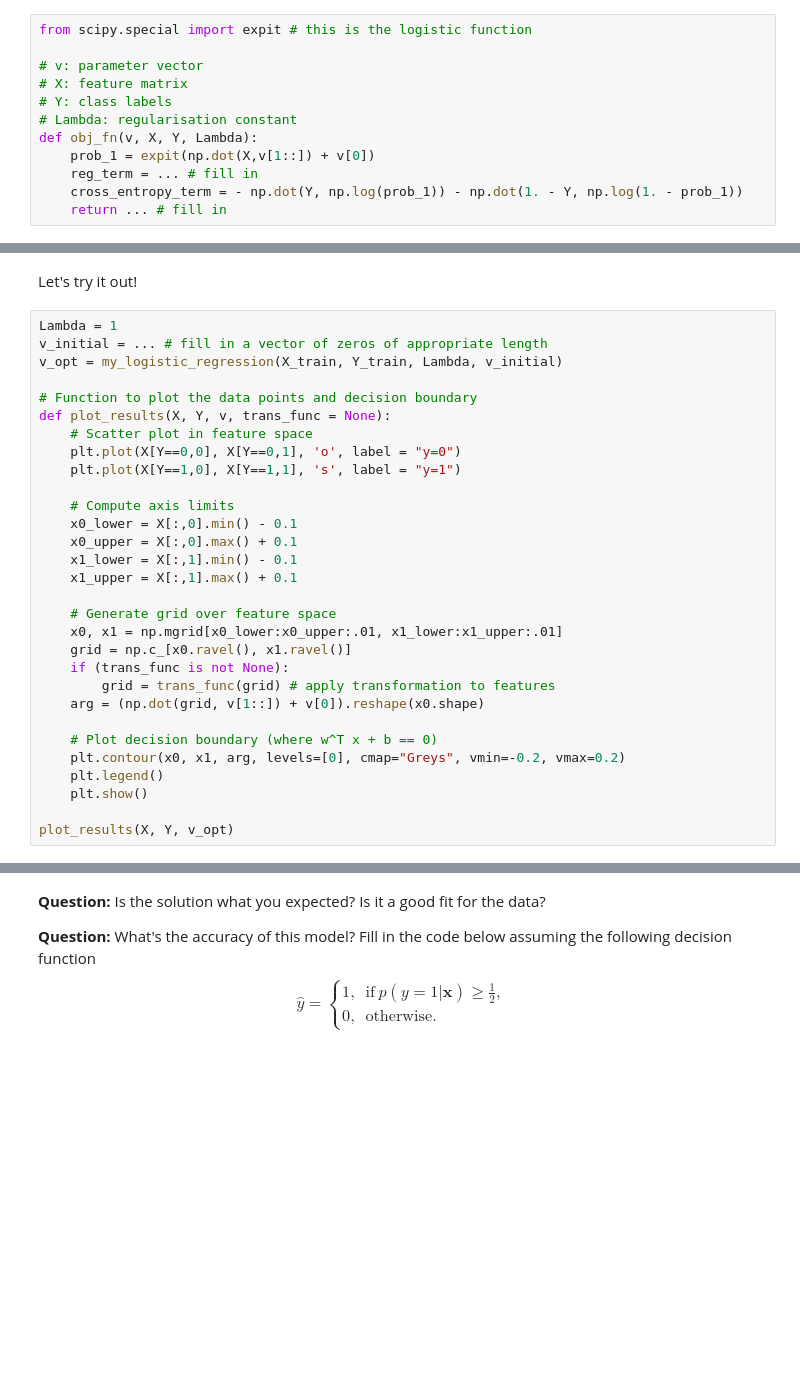
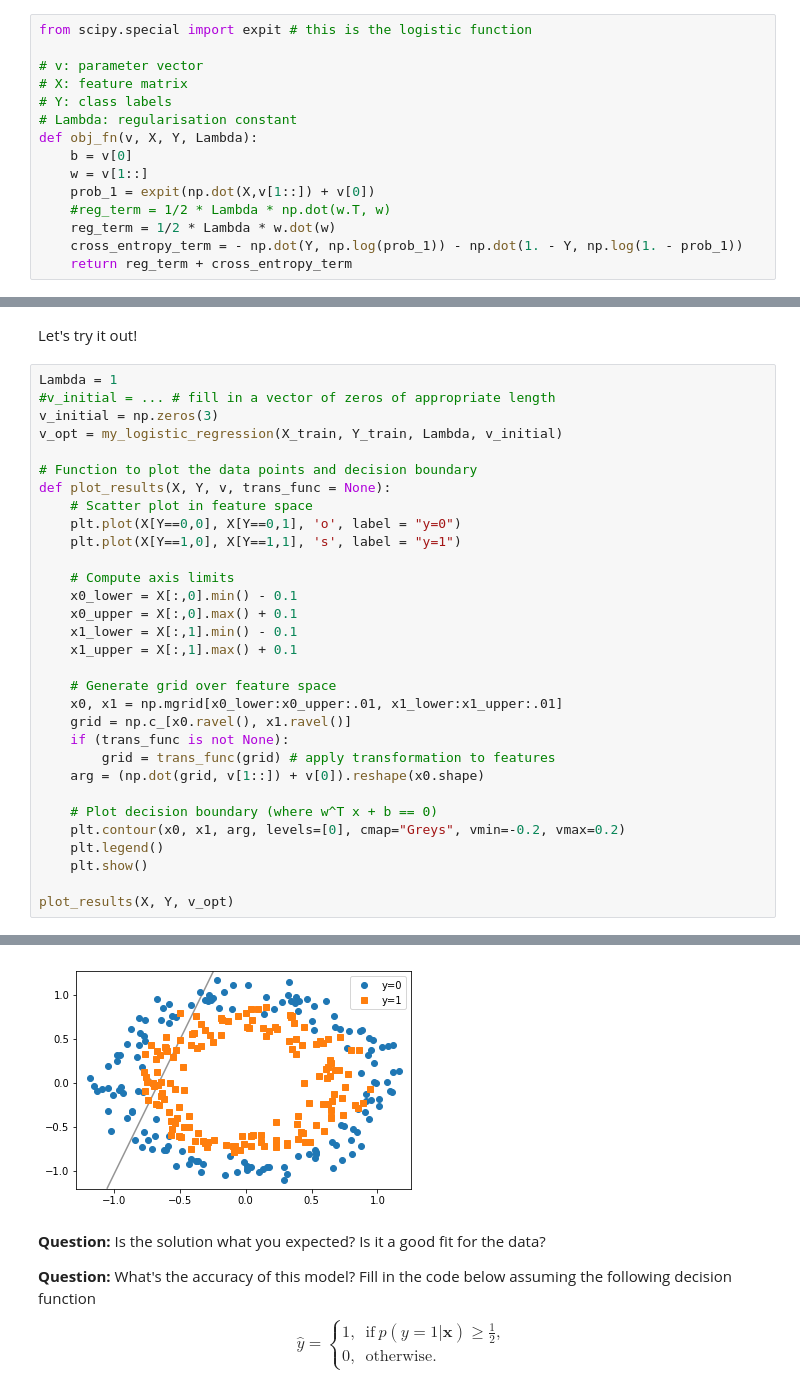
Before and after one commit to MyrionSC/Uni, a Jupyter notebook: melbourne/statistical-machine-learning/workshops/workshop3/worksheet03.ipynb, the cells around one changed output, grey strips where cells are left out. Drawn from its saved outputs; the diff is of its cells as text; blank space fills up the shorter version.

```diff
--- a/melbourne/statistical-machine-learning/workshops/workshop3/worksheet03.ipynb
+++ b/melbourne/statistical-machine-learning/workshops/workshop3/worksheet03.ipynb
@@ -72,10 +76,13 @@ from scipy.special import expit # this is the logistic function
 # Y: class labels
 # Lambda: regularisation constant
 def obj_fn(v, X, Y, Lambda):
+    b = v[0]
+    w = v[1::]
     prob_1 = expit(np.dot(X,v[1::]) + v[0])
-    reg_term = ... # fill in
+    #reg_term = 1/2 * Lambda * np.dot(w.T, w)
+    reg_term = 1/2 * Lambda * w.dot(w)
     cross_entropy_term = - np.dot(Y, np.log(prob_1)) - np.dot(1. - Y, np.log(1. - prob_1))
-    return ... # fill in
+    return reg_term + cross_entropy_term
 # %% [markdown]
 Now for the gradient, we use the following result (if you're familiar with vector calculus, you may wish to derive this yourself):
 $$
@@ -117,7 +124,8 @@ def my_logistic_regression(X, Y, Lambda, v_initial, disp=True):
 Let's try it out!
 # %%
 Lambda = 1
-v_initial = ... # fill in a vector of zeros of appropriate length
+#v_initial = ... # fill in a vector of zeros of appropriate length
+v_initial = np.zeros(3)
 v_opt = my_logistic_regression(X_train, Y_train, Lambda, v_initial)
 
 # Function to plot the data points and decision boundary
@@ -145,3 +153,4 @@ def plot_results(X, Y, v, trans_func = None):
     plt.show()
 
 plot_results(X, Y, v_opt)
+# %% [output]
@@ -148,3 +167,4 @@ plot_results(X, Y, v_opt)
+[figure, added]
 # %% [markdown]
 **Question:** Is the solution what you expected? Is it a good fit for the data?
 
```
Also changed, not shown: parts of 3 cells of this notebook, 3 other files.
